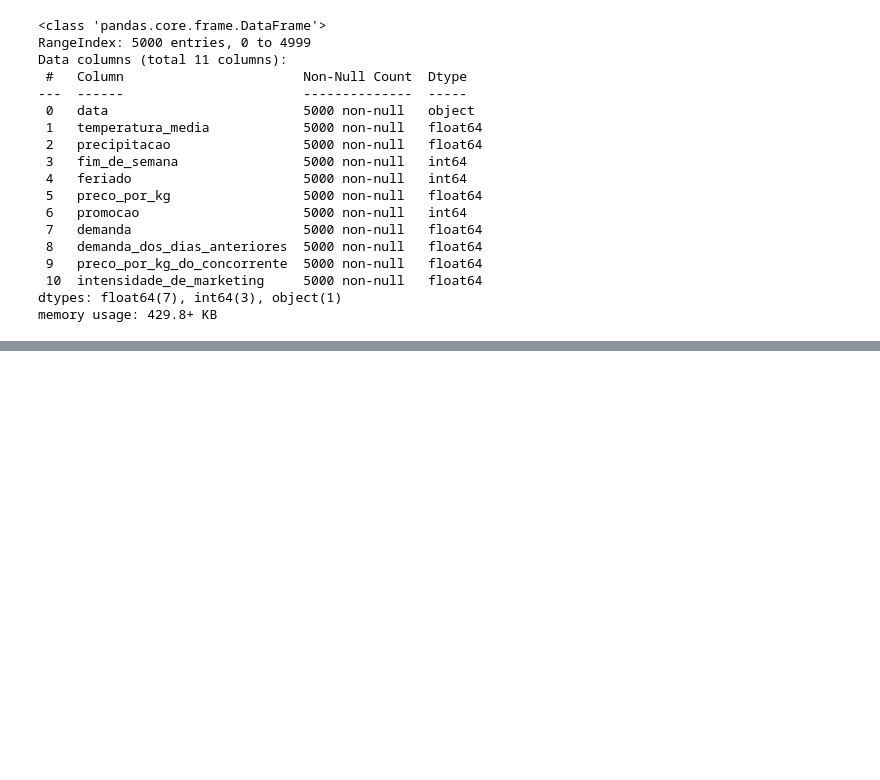
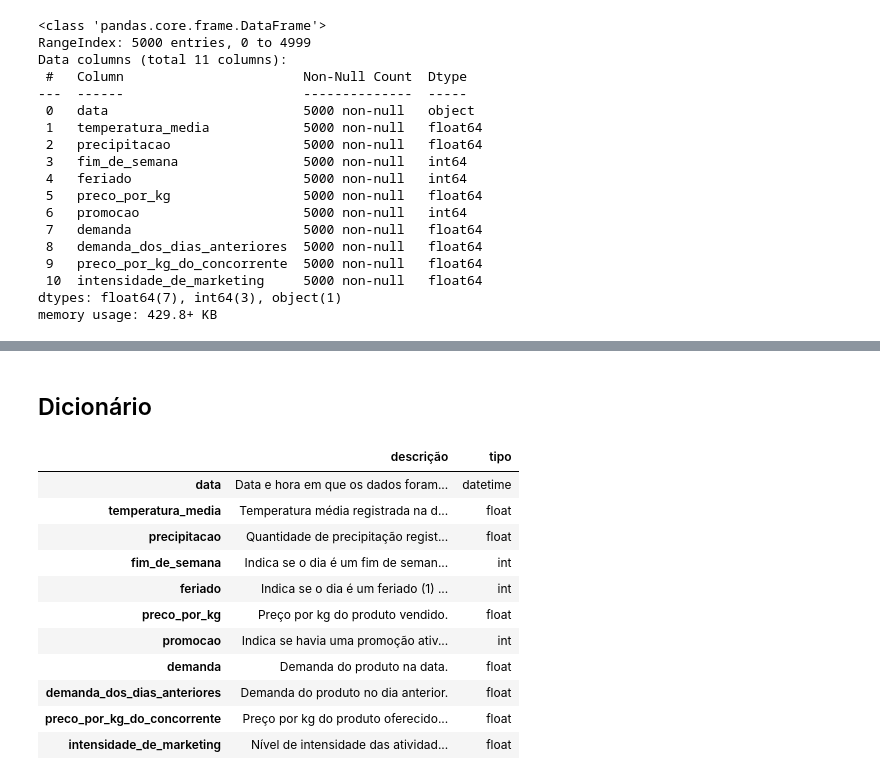
Before and after one commit to prisciladalepiane/mlops, a Jupyter notebook: 01-Otimizacao-Hiperparametros/Principal.ipynb, the cells around one changed output, grey strips where cells are left out. Saved outputs shown, nothing was run; the diff lists cells and outputs as text; code cells hidden in the pictures; blank space fills up the shorter version.

```diff
--- a/01-Otimizacao-Hiperparametros/Principal.ipynb
+++ b/01-Otimizacao-Hiperparametros/Principal.ipynb
@@ -76,3 +76,25 @@ dados.describe()
 | 75% | 2021-01-22 15:16:07.879706624 | 28.570768 | 6.805668 | 1.000000 | 0.000000 | 2.383638 | 1.000000 | 1422.792698 | ... |
 | max | 2024-06-25 09:16:07.878116 | 34.995334 | 40.072693 | 1.000000 | 1.000000 | 2.999606 | 1.000000 | 2183.463942 | ... |
 | std | NaN | 7.146610 | 4.932382 | 0.451745 | 0.178654 | 0.725334 | 0.453343 | 253.240475 | ... |
+# %% [markdown]
+## Dicionário
+# %%
+# Carrega o arquivo JSON
+with open('/home/priscila/Downloads/04-MLOps/dados/dicionario_de_dados.json', 'r') as arquivo:
+    dicionario_de_dados = json.load(arquivo)
+# %%
+df_dicionario = pd.DataFrame.from_dict(dicionario_de_dados, orient = 'index')
+df_dicionario
+# %% [output]
+|  | descrição | tipo |
+| data | Data e hora em que os dados foram... | datetime |
+| temperatura_media | Temperatura média registrada na d... | float |
+| precipitacao | Quantidade de precipitação regist... | float |
+| fim_de_semana | Indica se o dia é um fim de seman... | int |
+| feriado | Indica se o dia é um feriado (1) ... | int |
+| preco_por_kg | Preço por kg do produto vendido. | float |
+| promocao | Indica se havia uma promoção ativ... | int |
+| demanda | Demanda do produto na data. | float |
+| demanda_dos_dias_anteriores | Demanda do produto no dia anterior. | float |
+| preco_por_kg_do_concorrente | Preço por kg do produto oferecido... | float |
+| intensidade_de_marketing | Nível de intensidade das atividad... | float |
```
Also changed, not shown: parts of 6 cells of this notebook.
